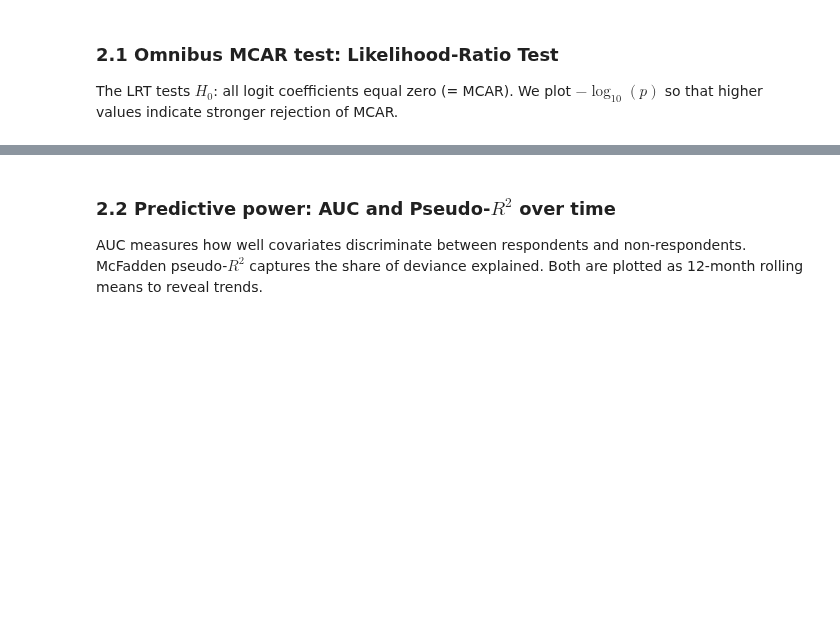
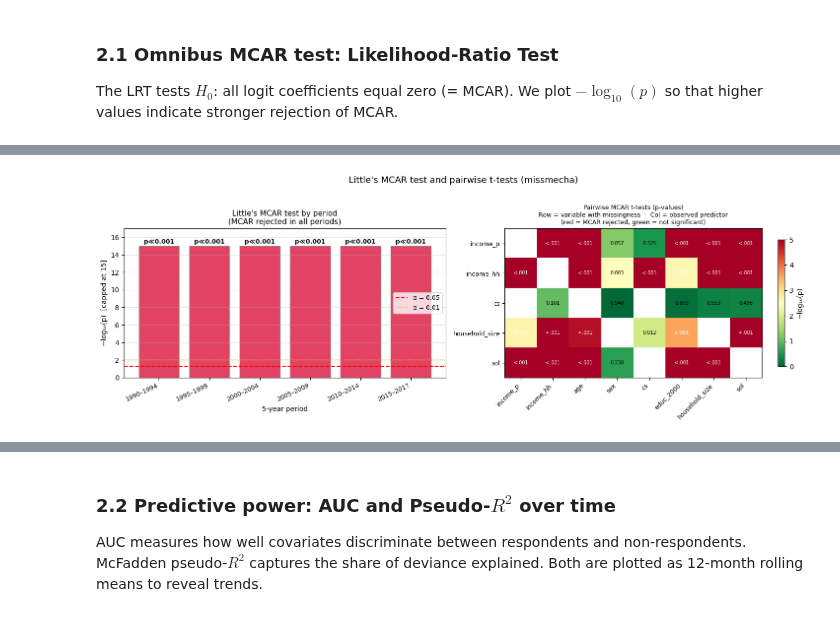
Before and after one commit to jendrkk/LRDWI-Paper, a Jupyter notebook: Code/analysis/CBOS02A_missingness.ipynb, the cells around one changed output, grey strips where cells are left out. Saved outputs shown, nothing was run; the diff lists cells and outputs as text; code cells hidden in the pictures; blank space fills up the shorter version.

```diff
--- a/Code/analysis/CBOS02A_missingness.ipynb
+++ b/Code/analysis/CBOS02A_missingness.ipynb
@@ -368,0 +440,57 @@ for target_name in ['income_p', 'income_hh']:
+# %%
+# ── Visualise: Little's test by period + pairwise t-test heatmap ─────────────
+fig, axes = plt.subplots(1, 2, figsize=(15, 5))
+
+# Left: Little's test p-values by period
+ax = axes[0]
+if period_results:
+    pr_df = pd.DataFrame(period_results)
+    neg_log_p = (-np.log10(pr_df['p_little'].clip(lower=1e-15))).clip(upper=15)
+    colors = ['crimson' if p < 0.05 else 'steelblue' for p in pr_df['p_little']]
+    bars = ax.bar(pr_df['period'], neg_log_p, color=colors, alpha=0.8, edgecolor='grey')
+    ax.axhline(-np.log10(0.05), color='red',    ls='--', lw=1.5, label='α = 0.05')
+    ax.axhline(-np.log10(0.01), color='orange', ls=':',  lw=1.2, label='α = 0.01')
+    for bar, row in zip(bars, pr_df.itertuples()):
+        lbl = f'p={row.p_little:.3f}' if row.p_little >= 0.001 else 'p≪0.001'
+        ax.text(bar.get_x() + bar.get_width()/2, bar.get_height() + 0.1,
+                lbl, ha='center', va='bottom', fontsize=9, fontweight='bold')
+    ax.set_xlabel('5-year period')
+    ax.set_ylabel('−log₁₀(p)  [capped at 15]')
+    ax.set_title("Little's MCAR test by period\n(MCAR rejected in all periods)", fontsize=11)
+    ax.legend(fontsize=9)
+    ax.grid(axis='y', alpha=0.3)
+    ax.set_ylim(0, 17)
+    plt.setp(ax.get_xticklabels(), rotation=25, ha='right', fontsize=9)
+
+# Right: pairwise t-test heatmap
+ax = axes[1]
+if pval_matrix is not None and not pval_matrix.empty:
+    mat = pval_matrix.copy().astype(float)
+    mat = mat.dropna(how='all', axis=0).dropna(how='all', axis=1)
+    np.fill_diagonal(mat.values, np.nan)
+    log_mat = -np.log10(mat.clip(lower=1e-15))
+
+    im = ax.imshow(log_mat.values, cmap='RdYlGn_r', aspect='auto', vmin=0, vmax=5)
+    ax.set_xticks(range(len(log_mat.columns)))
+    ax.set_yticks(range(len(log_mat.index)))
+    ax.set_xticklabels(log_mat.columns, rotation=45, ha='right', fontsize=9)
+    ax.set_yticklabels(log_mat.index, fontsize=9)
+    for i in range(len(log_mat.index)):
+        for j in range(len(log_mat.columns)):
+            val = mat.iloc[i, j]
+            if not np.isnan(val):
+                lbl = f'{val:.3f}' if val >= 0.001 else '<.001'
+                color = 'white' if log_mat.iloc[i, j] > 2.5 else 'black'
+                ax.text(j, i, lbl, ha='center', va='center', fontsize=7, color=color)
+    plt.colorbar(im, ax=ax, label='−log₁₀(p)', shrink=0.85)
+    ax.set_title('Pairwise MCAR t-tests (p-values)\n'
+                 'Row = variable with missingness  ·  Col = observed predictor\n'
+                 '(red = MCAR rejected, green = not significant)',
+                 fontsize=9)
+
+fig.suptitle("Little's MCAR test and pairwise t-tests (missmecha)", fontsize=13, y=1.02)
+plt.tight_layout()
+plt.savefig(plot_root / 'little_mcar_test.png', dpi=150, bbox_inches='tight')
+plt.show()
+# %% [output]
+[figure, added]
```
Also changed, not shown: parts of 11 cells of this notebook, 13 other files.
